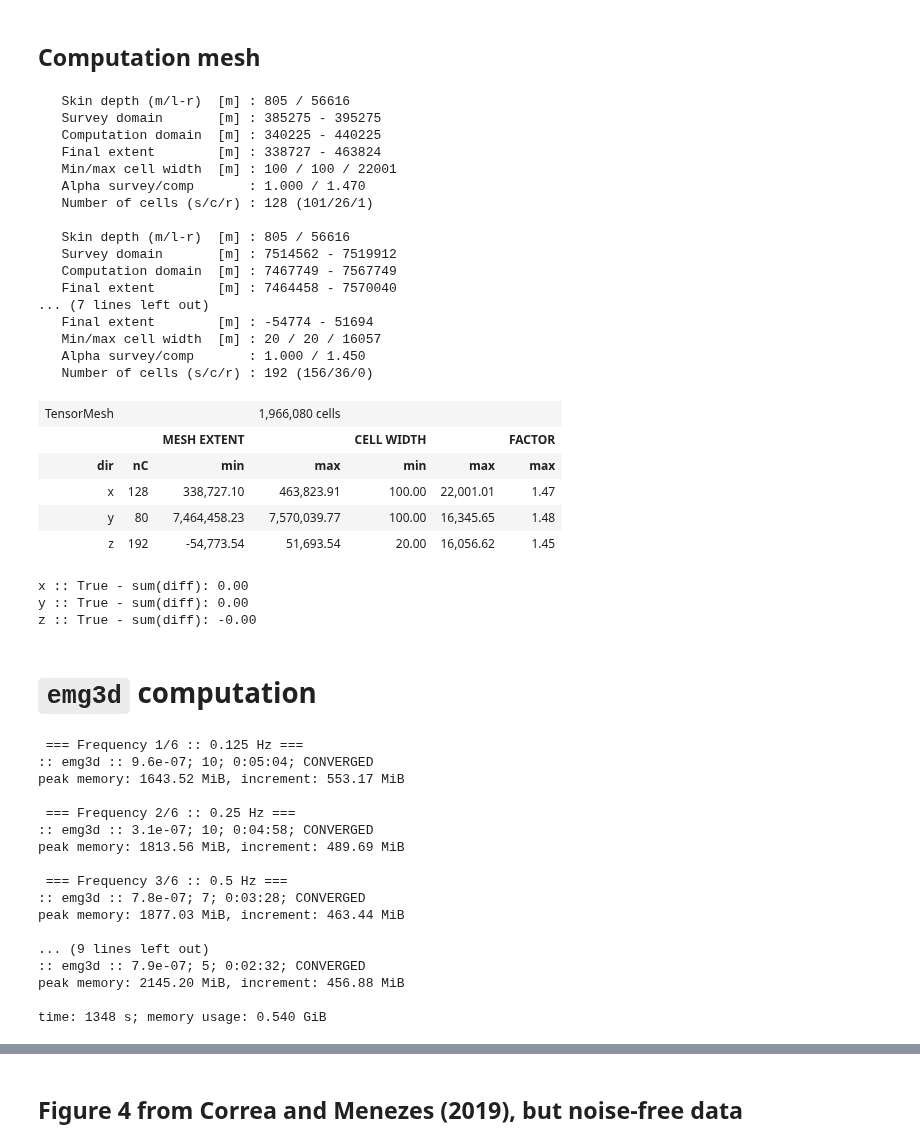
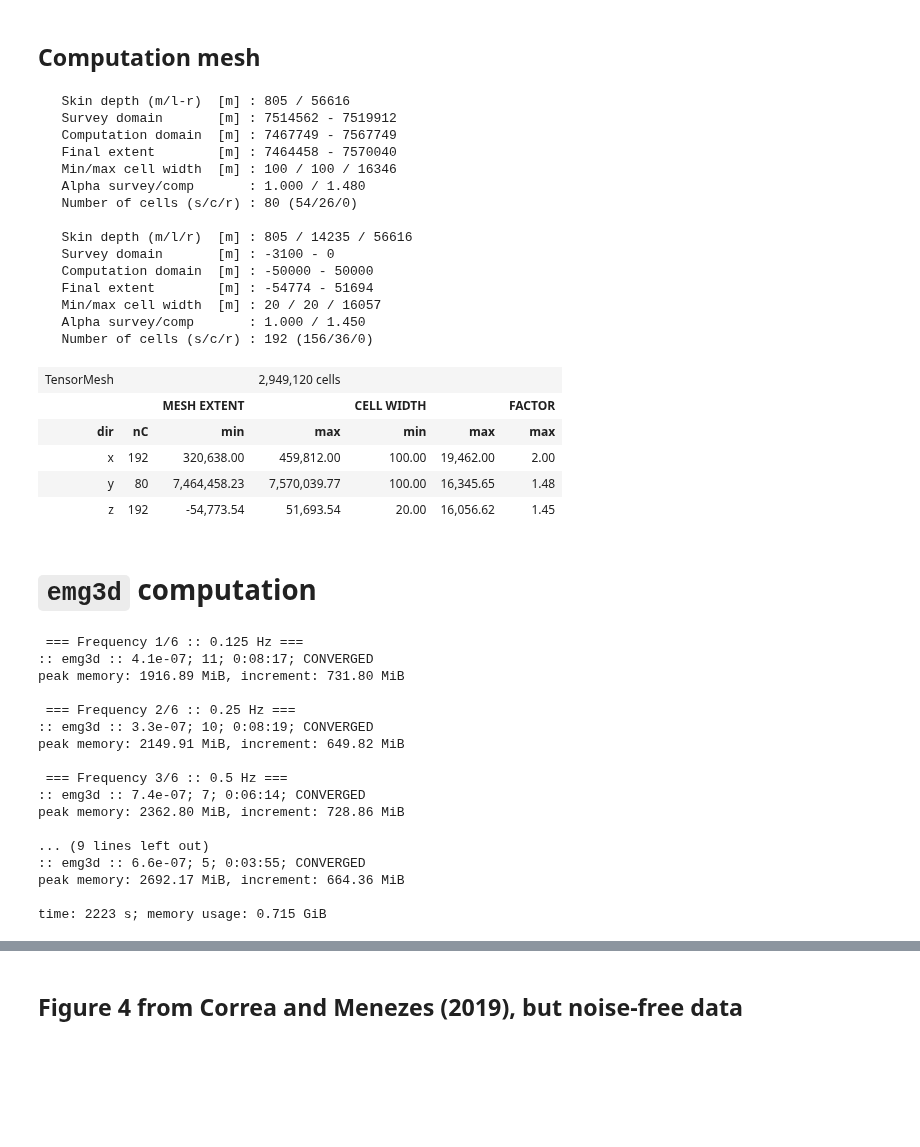
Before and after one commit to swung-research/3d-csem-open-source-landscape, a Jupyter notebook: model-marlim/emg3d/marlim_emg3d.ipynb, the cells around one changed output, grey strips where cells are left out. Saved outputs shown, nothing was run; the diff lists cells and outputs as text; code cells hidden in the pictures; blank space fills up the shorter version.

```diff
--- a/model-marlim/emg3d/marlim_emg3d.ipynb
+++ b/model-marlim/emg3d/marlim_emg3d.ipynb
@@ -92,61 +92,61 @@ True
 # %%
 # Get cell widths and origin in each direction
 inp = {'freq': freqs.min(), 'max_domain': 50000}
 minres = model_orig.property_x.min()
 maxres = model_orig.property_z[model_orig.property_z<1e7].max()
 
-xdomain = [src[0]-5000, src[0]+5000]
 ydomain = [src[1]-3250, src[1]+2100]
 zdomain = [-3100, 0]
 
-xx, x0 = emg3d.meshes.get_hx_h0(  # -50 align with inp mesh
-    res=[minres, maxres], fixed=src[0]-50, domain=xdomain,
-    min_width=mesh_orig.hx[0], **inp)
+##################
+oNx = mesh_orig.vectorNx
+
+# Computational mesh from min(rec)-600m to max(rec)+600m
+isx = np.argmin(abs(oNx-(rec_x.values.min()-600)))
+iex = np.argmin(abs(oNx-(rec_x.values.max()+600)))
+
+x_ext = np.array([150, 225, 338, 506, 759, 1139, 1709, 2563,
+                  3844, 5767, 8650, 12975, 19462])
+
+hx = np.r_[x_ext[::-1], np.ones(32)*200, np.ones(102)*100, np.ones(32)*200, x_ext]
+x0 = oNx[isx]-x_ext.sum()
+
+# oNx[isx], oNx[iex], isx, iex-isx, x_ext.sum()
+############################
 
 yy, y0 = emg3d.meshes.get_hx_h0(  # -63 align with inp mesh
     res=[minres, maxres], fixed=src[1]-63, domain=ydomain,
     min_width=mesh_orig.hy[0], **inp)
 
 zz, z0 = emg3d.meshes.get_hx_h0(
     res=[minres, 100, maxres], domain=zdomain,
     min_width=mesh_orig.hz[0], **inp)
 
 # Create a TensorMesh instance.
-mesh = emg3d.TensorMesh([xx, yy, zz], x0=[x0, y0, z0])
+mesh = emg3d.TensorMesh([hx, yy, zz], x0=[x0, y0, z0])
 mesh
 # %% [output]
-   Skin depth (m/l-r)  [m] : 805 / 56616
-   Survey domain       [m] : 385275 - 395275
-   Computation domain  [m] : 340225 - 440225
-   Final extent        [m] : 338727 - 463824
-   Min/max cell width  [m] : 100 / 100 / 22001
-   Alpha survey/comp       : 1.000 / 1.470
-   Number of cells (s/c/r) : 128 (101/26/1)
-
    Skin depth (m/l-r)  [m] : 805 / 56616
    Survey domain       [m] : 7514562 - 7519912
    Computation domain  [m] : 7467749 - 7567749
    Final extent        [m] : 7464458 - 7570040
-... (7 lines left out)
+   Min/max cell width  [m] : 100 / 100 / 16346
+   Alpha survey/comp       : 1.000 / 1.480
+   Number of cells (s/c/r) : 80 (54/26/0)
+
+   Skin depth (m/l/r)  [m] : 805 / 14235 / 56616
+   Survey domain       [m] : -3100 - 0
+   Computation domain  [m] : -50000 - 50000
    Final extent        [m] : -54774 - 51694
    Min/max cell width  [m] : 20 / 20 / 16057
    Alpha survey/comp       : 1.000 / 1.450
    Number of cells (s/c/r) : 192 (156/36/0)
-| TensorMesh |  |  | 1,966,080 cells |  |  |  |
+| TensorMesh |  |  | 2,949,120 cells |  |  |  |
 |  |  | MESH EXTENT |  | CELL WIDTH |  | FACTOR |
 | dir | nC | min | max | min | max | max |
-| x | 128 | 338,727.10 | 463,823.91 | 100.00 | 22,001.01 | 1.47 |
+| x | 192 | 320,638.00 | 459,812.00 | 100.00 | 19,462.00 | 2.00 |
 | y | 80 | 7,464,458.23 | 7,570,039.77 | 100.00 | 16,345.65 | 1.48 |
 | z | 192 | -54,773.54 | 51,693.54 | 20.00 | 16,056.62 | 1.45 |
-# %%
-for domain, cc in zip([xdomain, ydomain, zdomain], ['x', 'y', 'z']):
-    a = getattr(mesh_orig, 'vectorCC'+cc)[(getattr(mesh_orig, 'vectorCC'+cc) > domain[0]) * (getattr(mesh_orig, 'vectorCC'+cc) < domain[1])]
-    b = getattr(mesh, 'vectorCC'+cc)[(getattr(mesh, 'vectorCC'+cc) > domain[0]) * (getattr(mesh, 'vectorCC'+cc) < domain[1])]
-    print(f"{cc} :: {np.allclose(b, a, atol=0, rtol=1e-10)} - sum(diff): {sum(abs(a)-abs(b)):.2f}")
-# %% [output]
-x :: True - sum(diff): 0.00
-y :: True - sum(diff): 0.00
-z :: True - sum(diff): -0.00
 # %%
 # Interpolate to computational mesh
 model = model_orig.interpolate2grid(mesh_orig, mesh, method='volume', log=True)
@@ -164,7 +164,9 @@ egd = np.zeros((2, rec_x.size, 6, 6), dtype=complex)
 max_mem = 0
 tot_time = 0
 results = {}
+
 for ii, freq in enumerate(freqs):
+
     print(f"\n === Frequency {ii+1}/{freqs.size} :: {freq} Hz ===")
     # Source field
     sfield = emg3d.fields.get_source_field(mesh, src, freq, strength=0)
@@ -199,22 +201,22 @@ ram = f"{max_mem:.3f} GiB"
 print(f"\ntime: {time}; memory usage: {ram}")
 # %% [output]
  === Frequency 1/6 :: 0.125 Hz ===
-:: emg3d :: 9.6e-07; 10; 0:05:04; CONVERGED
-peak memory: 1643.52 MiB, increment: 553.17 MiB
+:: emg3d :: 4.1e-07; 11; 0:08:17; CONVERGED
+peak memory: 1916.89 MiB, increment: 731.80 MiB
 
  === Frequency 2/6 :: 0.25 Hz ===
-:: emg3d :: 3.1e-07; 10; 0:04:58; CONVERGED
-peak memory: 1813.56 MiB, increment: 489.69 MiB
+:: emg3d :: 3.3e-07; 10; 0:08:19; CONVERGED
+peak memory: 2149.91 MiB, increment: 649.82 MiB
 
  === Frequency 3/6 :: 0.5 Hz ===
-:: emg3d :: 7.8e-07; 7; 0:03:28; CONVERGED
-peak memory: 1877.03 MiB, increment: 463.44 MiB
+:: emg3d :: 7.4e-07; 7; 0:06:14; CONVERGED
+peak memory: 2362.80 MiB, increment: 728.86 MiB
 
 ... (9 lines left out)
-:: emg3d :: 7.9e-07; 5; 0:02:32; CONVERGED
-peak memory: 2145.20 MiB, increment: 456.88 MiB
+:: emg3d :: 6.6e-07; 5; 0:03:55; CONVERGED
+peak memory: 2692.17 MiB, increment: 664.36 MiB
 
-time: 1348 s; memory usage: 0.540 GiB
+time: 2223 s; memory usage: 0.715 GiB
 # %%
 # Save the two lines
 ds.data_il.data[::2, :, :] = egd[0, :, :, :].real  # Inline RE
```
Also changed, not shown: parts of 2 cells of this notebook, 2 other files.
